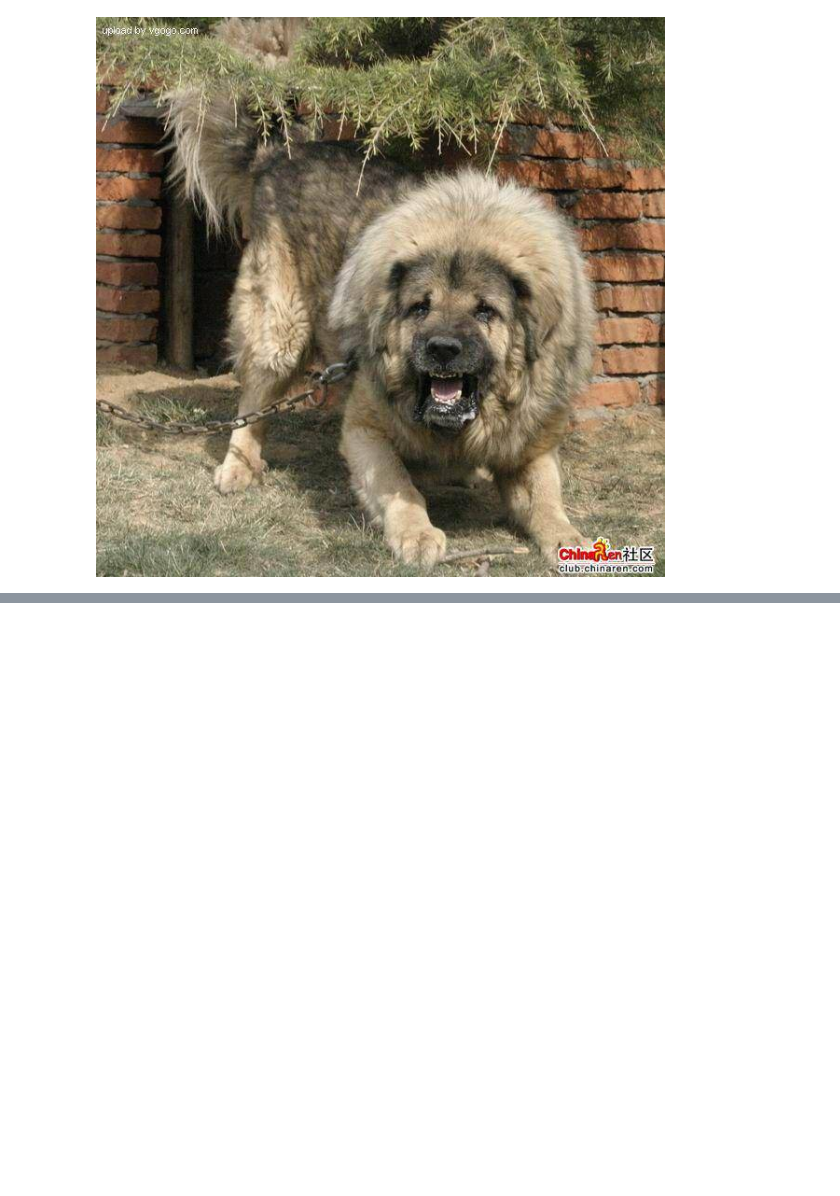
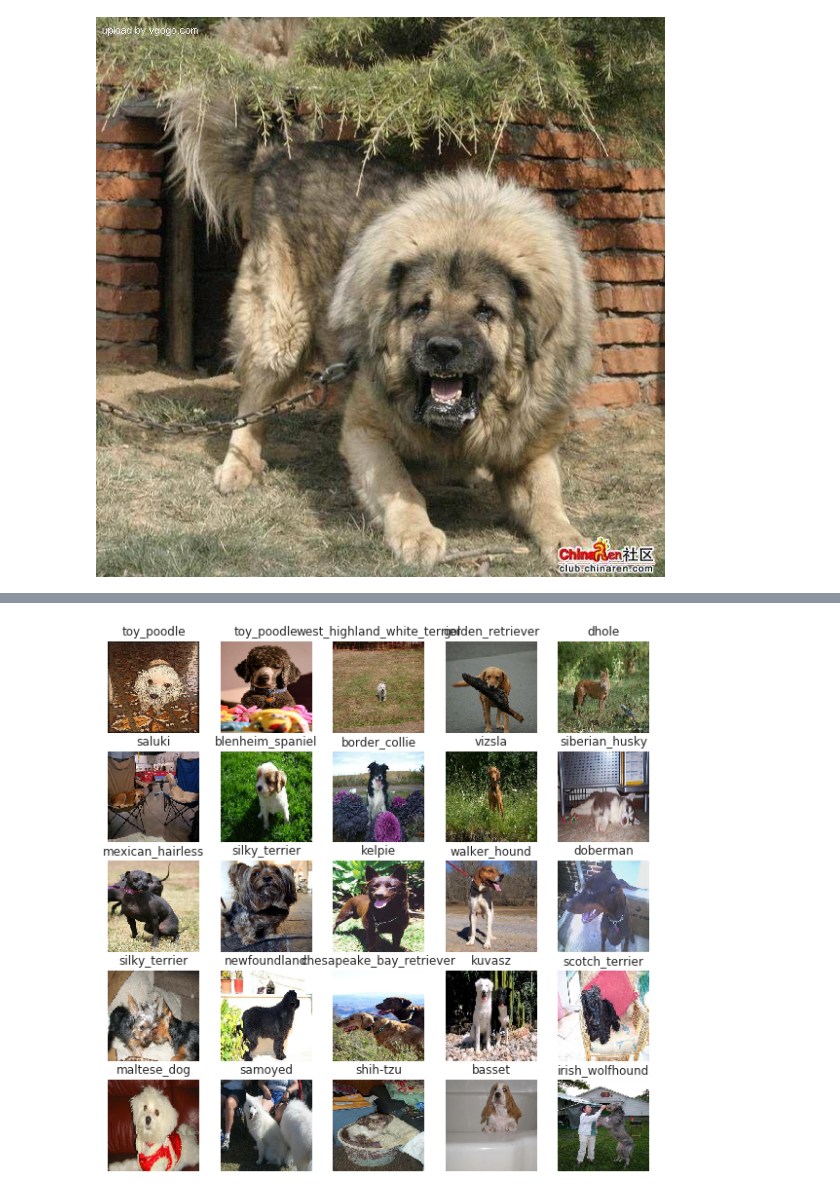
Before and after one commit to sophiabrandt/ZTM-Complete-Machine-Learning-Data-Science, a Jupyter notebook: notebooks/dog_vision.ipynb, the cells around one changed output, grey strips where cells are left out. Cells and saved outputs as stored; diff of their text form; code cells hidden in the pictures; blank space fills up the shorter version.

```diff
--- a/notebooks/dog_vision.ipynb
+++ b/notebooks/dog_vision.ipynb
@@ -152,0 +252,5 @@ Image(filenames[9000])
+# %%
+# Prior step: turn image into Numpy array
+from matplotlib.pyplot import imread
+image = imread(filenames[3])
+image.shape
@@ -152,0 +465,6 @@ Image(filenames[9000])
+# %%
+# Visualize data in validation batch
+val_images, val_labels = next(val_data.as_numpy_iterator())
+show_25_images(val_images, val_labels)
+# %% [output]
+[figure, added]
```
Also changed, not shown: parts of 34 cells of this notebook.
